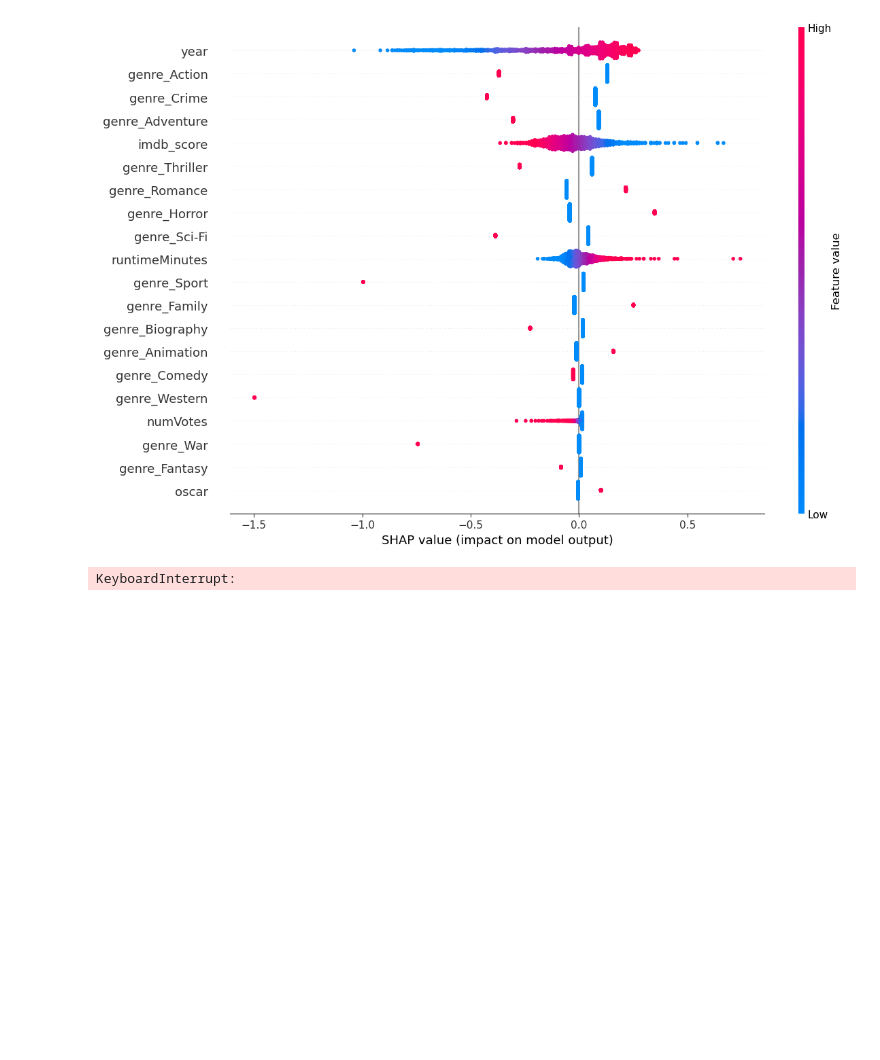
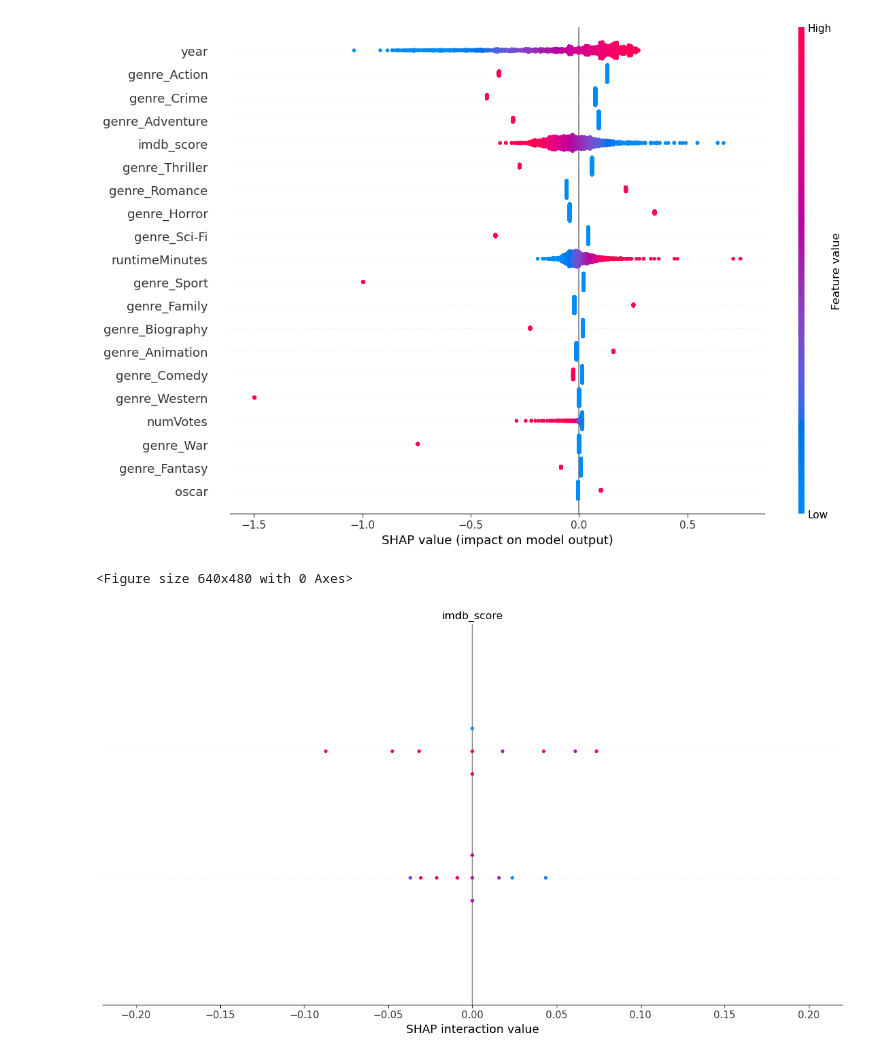
Before and after one commit to brookeyeye/Bechdel, a Jupyter notebook: Scripts/AnalysisScripts/metadata_eda.ipynb, the cells around one changed output. Cells and saved outputs as stored; diff of their text form; code cells hidden in the pictures; blank space fills up the shorter version.

Commit message:
done with eda but shap needs work

```diff
--- a/Scripts/AnalysisScripts/metadata_eda.ipynb
+++ b/Scripts/AnalysisScripts/metadata_eda.ipynb
@@ -792,15 +792,21 @@ shap.summary_plot(shap_values_logreg, X_test_scaled, feature_names=X_train.colum
 Logistic Regression Feature Importance and Direction
 [figure]
 # %%
-# Explain the model's predictions using SHAP
-explainer_knn = shap.KernelExplainer(knn_best_model.named_steps['knn'].predict_proba, X_train_scaled[:100])  # Use subset for reference
-shap_values_knn = explainer_knn.shap_values(X_test_scaled[:100])  # Use subset for speed
+# Faster computation with dimension safety
+explainer = shap.KernelExplainer(
+    knn_best_model.named_steps['knn'].predict_proba,
+    shap.sample(X_train_scaled, 10)  # Smaller background
+)
 
-# Summary plot
-print("\nKNN Feature Importance and Direction")
-shap.summary_plot(shap_values_knn[1][:,:-1], X_test_scaled[:100], feature_names=X_train.columns)
+# Get SHAP values for class 1 only
+shap_values = explainer.shap_values(X_test_scaled[:10])  # Shape (50,27)
+
+# Guaranteed dimension match
+#assert shap_values.shape == (50, 27)
+shap.summary_plot(shap_values, X_test_scaled[:10], feature_names=X_train.columns)
 # %% [output]
-KeyboardInterrupt:
+<Figure size 640x480 with 0 Axes>
+[figure, added]
 # %%
 # Explain the model's predictions using SHAP
 explainer_rf = shap.TreeExplainer(rf_best_model.named_steps['rf'])
```
Also changed, not shown: parts of 4 cells of this notebook.
